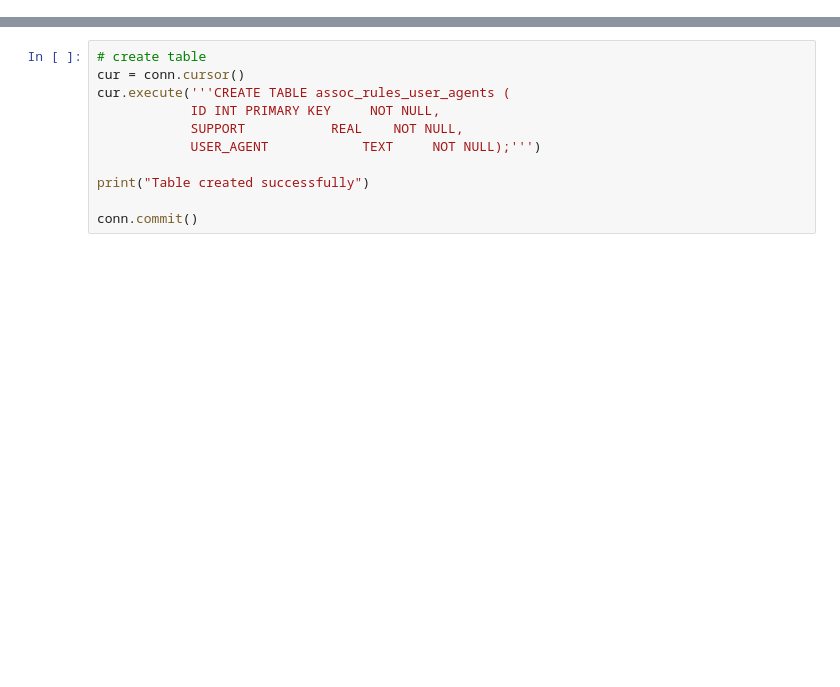
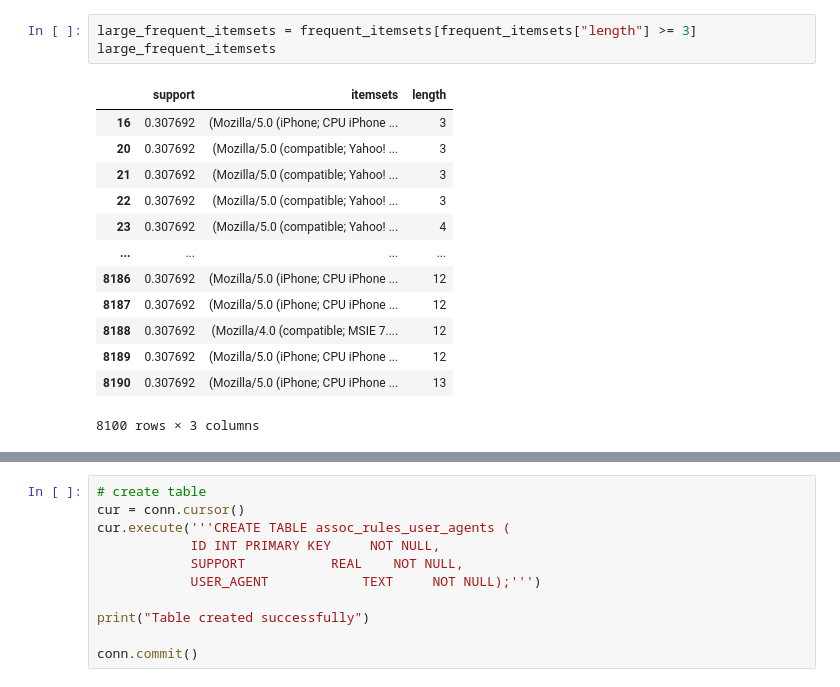
Before and after one commit to yehezkiel1086/ml-web-honeypot, a Jupyter notebook: data-mining/assoc_rules_user_agent.ipynb, the cells around one changed output, grey strips where cells are left out. Cells and saved outputs as stored; diff of their text form; blank space fills up the shorter version.

```diff
--- a/data-mining/assoc_rules_user_agent.ipynb
+++ b/data-mining/assoc_rules_user_agent.ipynb
@@ -118,3 +127,20 @@ frequent_itemsets
+# %%
+large_frequent_itemsets = frequent_itemsets[frequent_itemsets["length"] >= 3]
+large_frequent_itemsets
+# %% [output]
+|  | support | itemsets | length |
+| 16 | 0.307692 | (Mozilla/5.0 (iPhone; CPU iPhone ... | 3 |
+| 20 | 0.307692 | (Mozilla/5.0 (compatible; Yahoo! ... | 3 |
+| 21 | 0.307692 | (Mozilla/5.0 (compatible; Yahoo! ... | 3 |
+| 22 | 0.307692 | (Mozilla/5.0 (compatible; Yahoo! ... | 3 |
+| 23 | 0.307692 | (Mozilla/5.0 (compatible; Yahoo! ... | 4 |
+| ... | ... | ... | ... |
+| 8186 | 0.307692 | (Mozilla/5.0 (iPhone; CPU iPhone ... | 12 |
+| 8187 | 0.307692 | (Mozilla/5.0 (iPhone; CPU iPhone ... | 12 |
+| 8188 | 0.307692 | (Mozilla/4.0 (compatible; MSIE 7.... | 12 |
+| 8189 | 0.307692 | (Mozilla/5.0 (iPhone; CPU iPhone ... | 12 |
+| 8190 | 0.307692 | (Mozilla/5.0 (iPhone; CPU iPhone ... | 13 |
+8100 rows × 3 columns
 # %%
 import psycopg2
 
```
Also changed, not shown: parts of 10 cells of this notebook.
